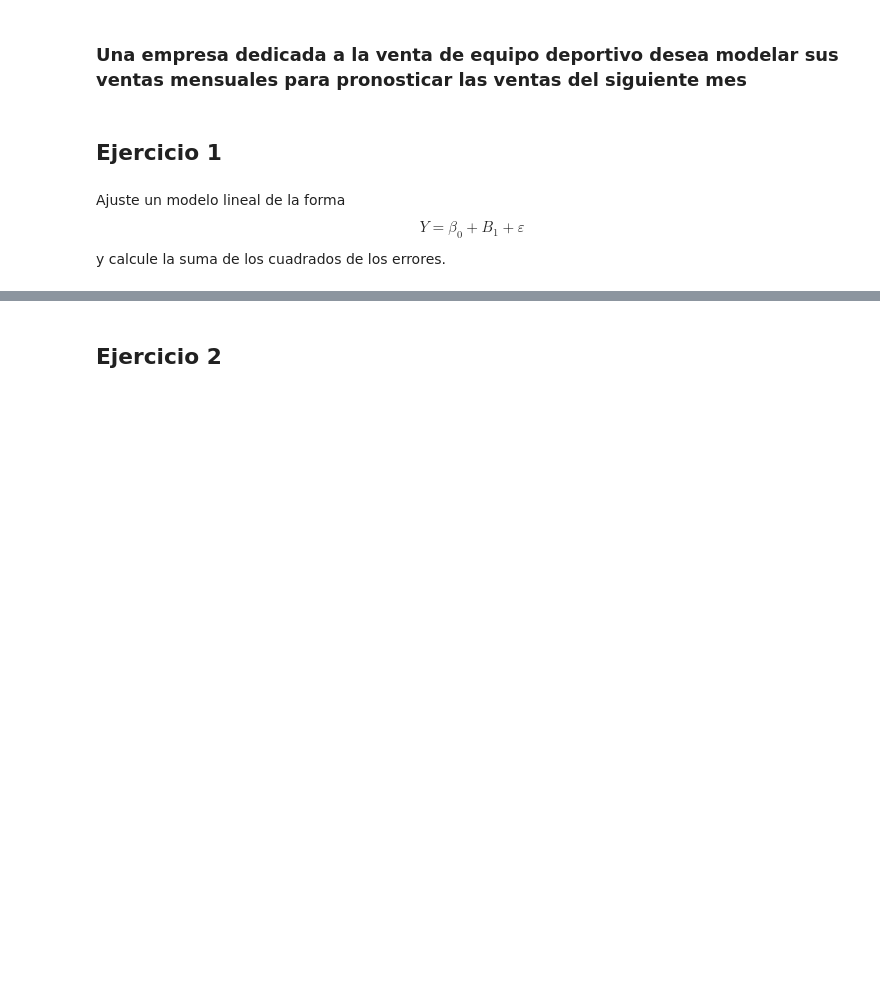
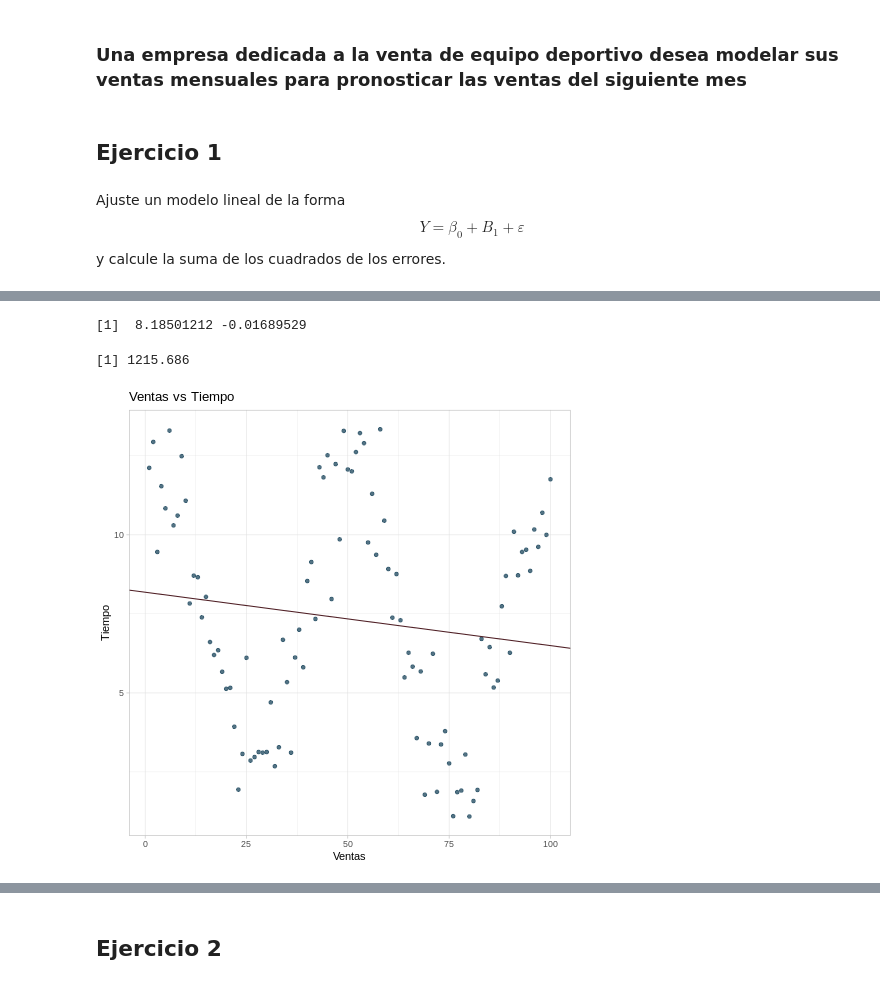
Before and after one commit to arriagajorge/adjustModels_est, a Jupyter notebook: AjustesModeloRegresión.ipynb, the cells around one changed output, grey strips where cells are left out. Cells and saved outputs as stored; diff of their text form; code cells hidden in the pictures; blank space fills up the shorter version.

```diff
--- a/AjustesModeloRegresión.ipynb
+++ b/AjustesModeloRegresión.ipynb
@@ -44,6 +44,6 @@ ejemplo
 a continuación cargaremos el csv
 # %%
 %%R
-dfVentas <- read.csv("/content/linearModels_est/VentasMensuales.csv")
+df_ventas <- read.csv("/content/linearModels_est/VentasMensuales.csv")
 # %%
 %%R
@@ -79,0 +75,39 @@ NULL
+# %%
+%%R
+#código
+
+#SOLUCION ANALITICA
+X=df_ventas[,1] #Se asigna a X la columna uno de la base de datos (estatura del padre)
+Y=df_ventas[,2] #Se asigna a Y la columna dos de la base de datos (estatura del hijo)
+
+#Definimos Sxx y Sxy
+Sxx=sum((X-mean(X))^2)
+Sxy=sum((X-mean(X))*(Y-mean(Y)))
+
+#Encontramos Beta1 y Beta0
+beta1=Sxy/Sxx
+beta1 # -0.01689529
+beta0=mean(Y)-beta1*mean(X)
+beta0 # 8.185012
+c(beta0,beta1)
+# %% [output]
+[1]  8.18501212 -0.01689529
+# %%
+%%R
+
+#suma de errores
+sum((Y-(beta0+beta1*X))^2)
+# %% [output]
+[1] 1215.686
+# %%
+%%R
+#gráfica
+
+library(ggplot2)
+ggplot(data = df_ventas, aes(X,Y)) +
+  geom_point(col="#295065", alpha=0.8) +
+  geom_abline(aes(intercept=beta0, slope=beta1), col="#4F1F25") +
+  labs(x="Ventas", y="Tiempo", title="Ventas vs Tiempo")+
+  theme_light()
+# %% [output]
+[figure, added]
```
Also changed, not shown: parts of 12 cells of this notebook.
